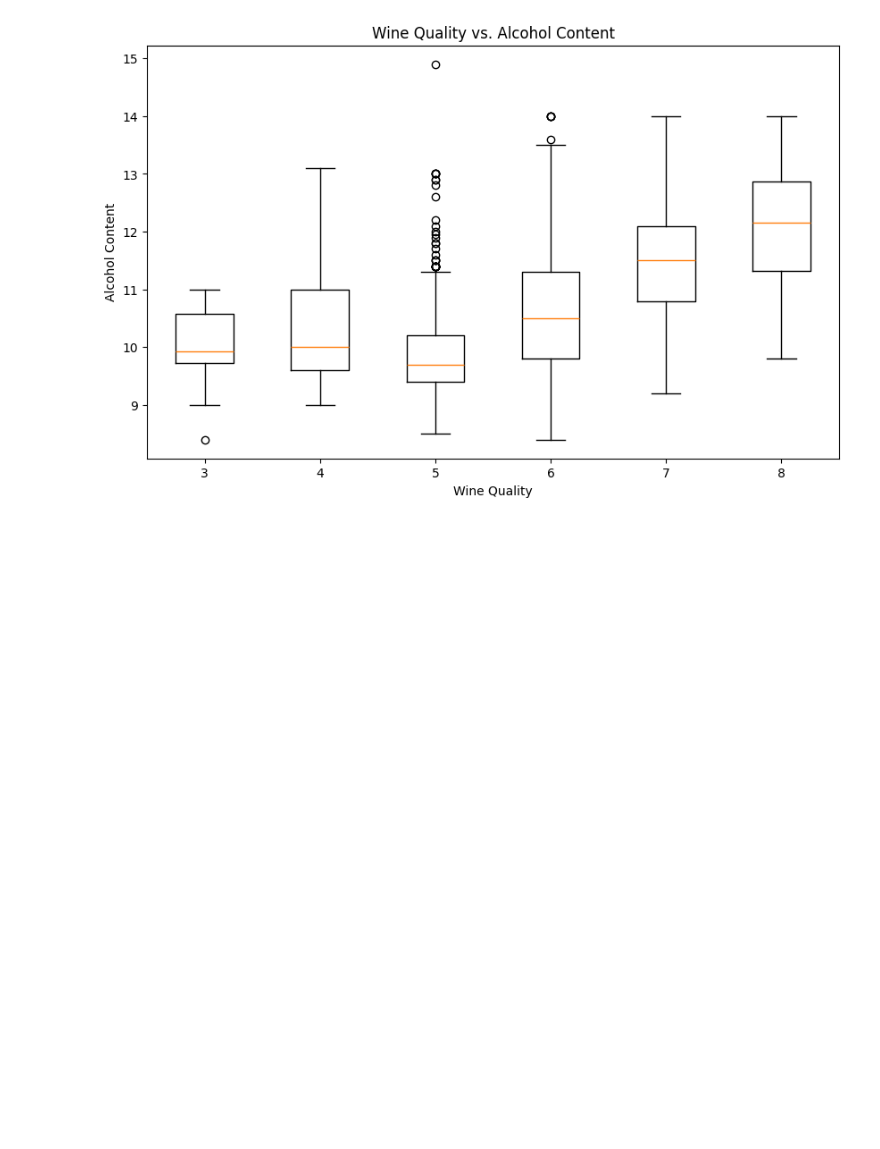
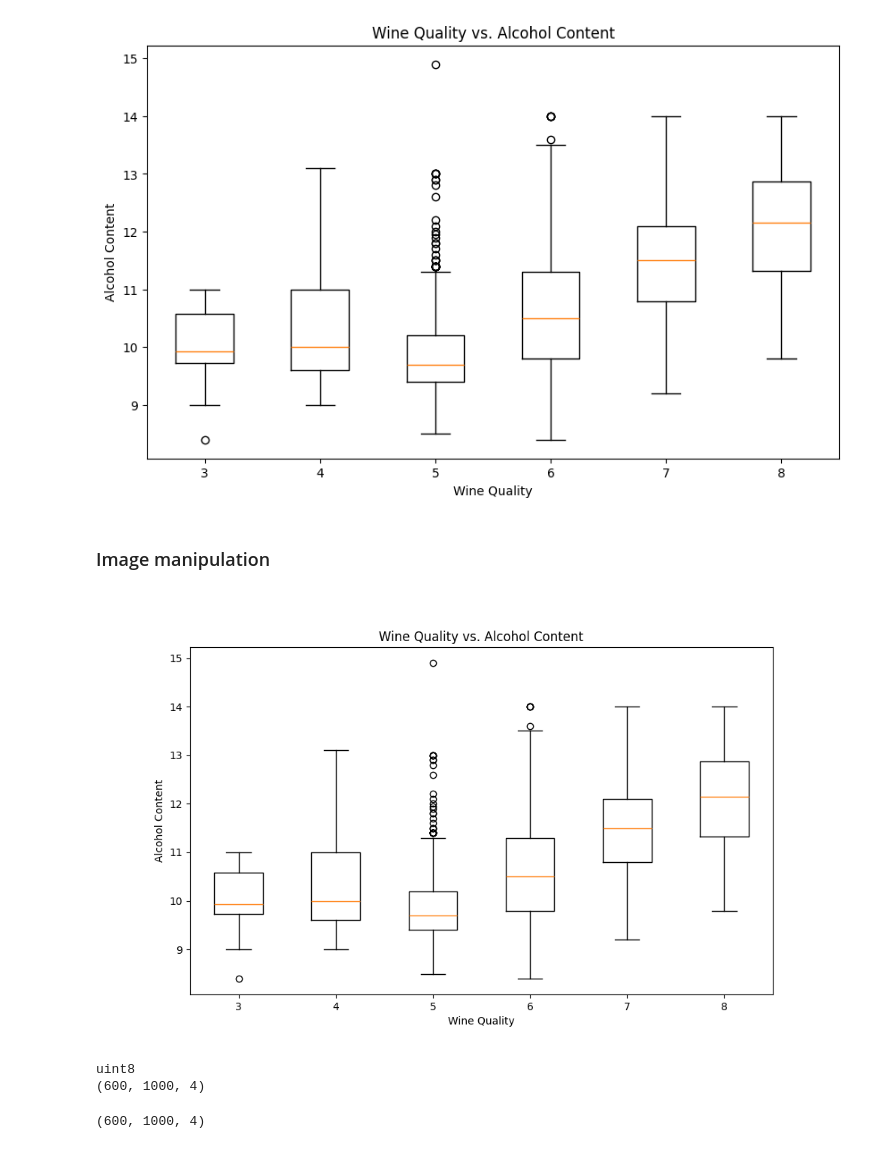
Before and after one commit to fii-optim-lab/RO-AI-Training, a Jupyter notebook: session01-Python-for-AI/03-PandasMaplotlib.ipynb, the cells around one changed output. Drawn from its saved outputs; the diff is of its cells as text; code cells hidden in the pictures; blank space fills up the shorter version.

```diff
--- a/session01-Python-for-AI/03-PandasMaplotlib.ipynb
+++ b/session01-Python-for-AI/03-PandasMaplotlib.ipynb
@@ -213,3 +214,26 @@ plt.title('Wine Quality vs. Alcohol Content')
 plt.show()
 # %% [output]
 [figure]
+# %% [markdown]
+### Image manipulation
+# %%
+from PIL import Image
+
+image = Image.open("wine_quality_vs_alcohol_content.png")
+image
+# %% [output]
+[figure, added]
+# %%
+import numpy as np
+array = np.array(image)
+print(array.dtype)
+print(array.shape)
+# %% [output]
+uint8
+(600, 1000, 4)
+# %%
+image = Image.open("wine_quality_vs_alcohol_content.png").convert("RGB")
+array = np.array(array)
+print(array.shape)
+# %% [output]
+(600, 1000, 4)
```
Also changed, not shown: parts of 8 cells of this notebook.
